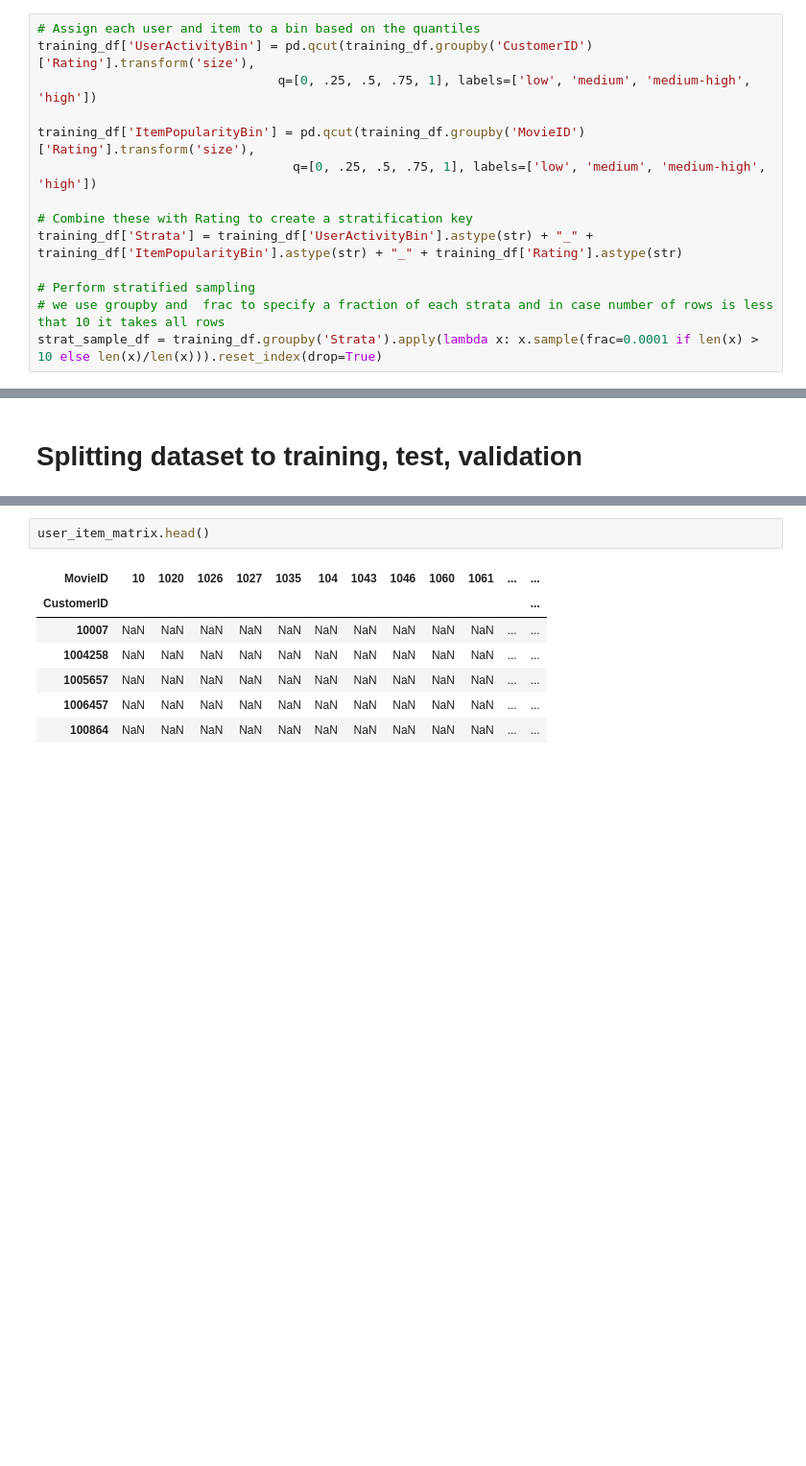
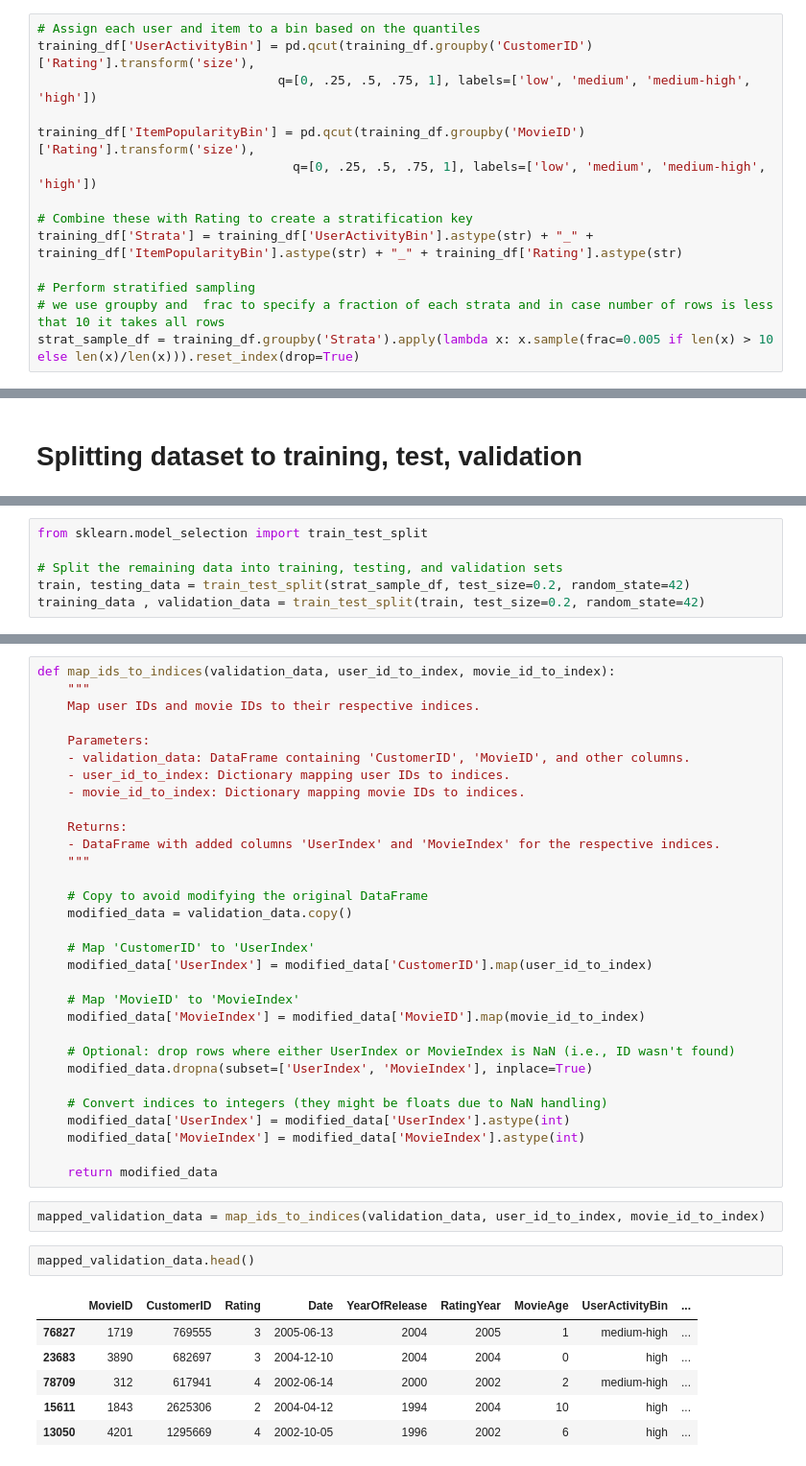
Before and after one commit to nadiaaflatounian/Recommender-systems-for-Movielens-and-Netflix, a Jupyter notebook: cf-userknn.ipynb, the cells around one changed output, grey strips where cells are left out. Shown at 96% size. Saved outputs shown, nothing was run; the diff lists cells and outputs as text; blank space fills up the shorter version.

```diff
--- a/cf-userknn.ipynb
+++ b/cf-userknn.ipynb
@@ -51,7 +65,7 @@ training_df['Strata'] = training_df['UserActivityBin'].astype(str) + "_" + train
 
 # Perform stratified sampling
 # we use groupby and  frac to specify a fraction of each strata and in case number of rows is less that 10 it takes all rows
-strat_sample_df = training_df.groupby('Strata').apply(lambda x: x.sample(frac=0.0001 if len(x) > 10 else len(x)/len(x))).reset_index(drop=True)
+strat_sample_df = training_df.groupby('Strata').apply(lambda x: x.sample(frac=0.005 if len(x) > 10 else len(x)/len(x))).reset_index(drop=True)
 # %%
 num_sampled_rows = len(strat_sample_df)
 print(f"Number of rows in the sampled DataFrame: {num_sampled_rows}")
@@ -97,3 +76,9 @@ testing_data = pd.concat([group for _, group in testing_groups])
+# %%
+from sklearn.model_selection import train_test_split
+
+# Split the remaining data into training, testing, and validation sets
+train, testing_data = train_test_split(strat_sample_df, test_size=0.2, random_state=42)
+training_data , validation_data = train_test_split(train, test_size=0.2, random_state=42)
 # %%
 # Calculate the size of each split
 training_size = training_data.shape[0]  # Number of rows in the training data
@@ -114,10 +482,42 @@ user_item_matrix = training_data.pivot_table(index='CustomerID', columns='MovieI
+# %%
+def map_ids_to_indices(validation_data, user_id_to_index, movie_id_to_index):
+    """
+    Map user IDs and movie IDs to their respective indices.
+
+    Parameters:
+    - validation_data: DataFrame containing 'CustomerID', 'MovieID', and other columns.
+    - user_id_to_index: Dictionary mapping user IDs to indices.
+    - movie_id_to_index: Dictionary mapping movie IDs to indices.
+
+    Returns:
+    - DataFrame with added columns 'UserIndex' and 'MovieIndex' for the respective indices.
+    """
+
+    # Copy to avoid modifying the original DataFrame
+    modified_data = validation_data.copy()
+
+    # Map 'CustomerID' to 'UserIndex'
+    modified_data['UserIndex'] = modified_data['CustomerID'].map(user_id_to_index)
+
+    # Map 'MovieID' to 'MovieIndex'
+    modified_data['MovieIndex'] = modified_data['MovieID'].map(movie_id_to_index)
+
+    # Optional: drop rows where either UserIndex or MovieIndex is NaN (i.e., ID wasn't found)
+    modified_data.dropna(subset=['UserIndex', 'MovieIndex'], inplace=True)
+
+    # Convert indices to integers (they might be floats due to NaN handling)
+    modified_data['UserIndex'] = modified_data['UserIndex'].astype(int)
+    modified_data['MovieIndex'] = modified_data['MovieIndex'].astype(int)
+
+    return modified_data
+# %%
+mapped_validation_data = map_ids_to_indices(validation_data, user_id_to_index, movie_id_to_index)
 # %%
-user_item_matrix.head()
+mapped_validation_data.head()
 # %% [output]
-| MovieID | 10 | 1020 | 1026 | 1027 | 1035 | 104 | 1043 | 1046 | 1060 | 1061 | ... | ... |
-| CustomerID |  |  |  |  |  |  |  |  |  |  |  | ... |
-| 10007 | NaN | NaN | NaN | NaN | NaN | NaN | NaN | NaN | NaN | NaN | ... | ... |
-| 1004258 | NaN | NaN | NaN | NaN | NaN | NaN | NaN | NaN | NaN | NaN | ... | ... |
-| 1005657 | NaN | NaN | NaN | NaN | NaN | NaN | NaN | NaN | NaN | NaN | ... | ... |
-| 1006457 | NaN | NaN | NaN | NaN | NaN | NaN | NaN | NaN | NaN | NaN | ... | ... |
-| 100864 | NaN | NaN | NaN | NaN | NaN | NaN | NaN | NaN | NaN | NaN | ... | ... |
+|  | MovieID | CustomerID | Rating | Date | YearOfRelease | RatingYear | MovieAge | UserActivityBin | ... |
+| 76827 | 1719 | 769555 | 3 | 2005-06-13 | 2004 | 2005 | 1 | medium-high | ... |
+| 23683 | 3890 | 682697 | 3 | 2004-12-10 | 2004 | 2004 | 0 | high | ... |
+| 78709 | 312 | 617941 | 4 | 2002-06-14 | 2000 | 2002 | 2 | medium-high | ... |
+| 15611 | 1843 | 2625306 | 2 | 2004-04-12 | 1994 | 2004 | 10 | high | ... |
+| 13050 | 4201 | 1295669 | 4 | 2002-10-05 | 1996 | 2002 | 6 | high | ... |
```
Also changed, not shown: parts of 34 cells of this notebook.
